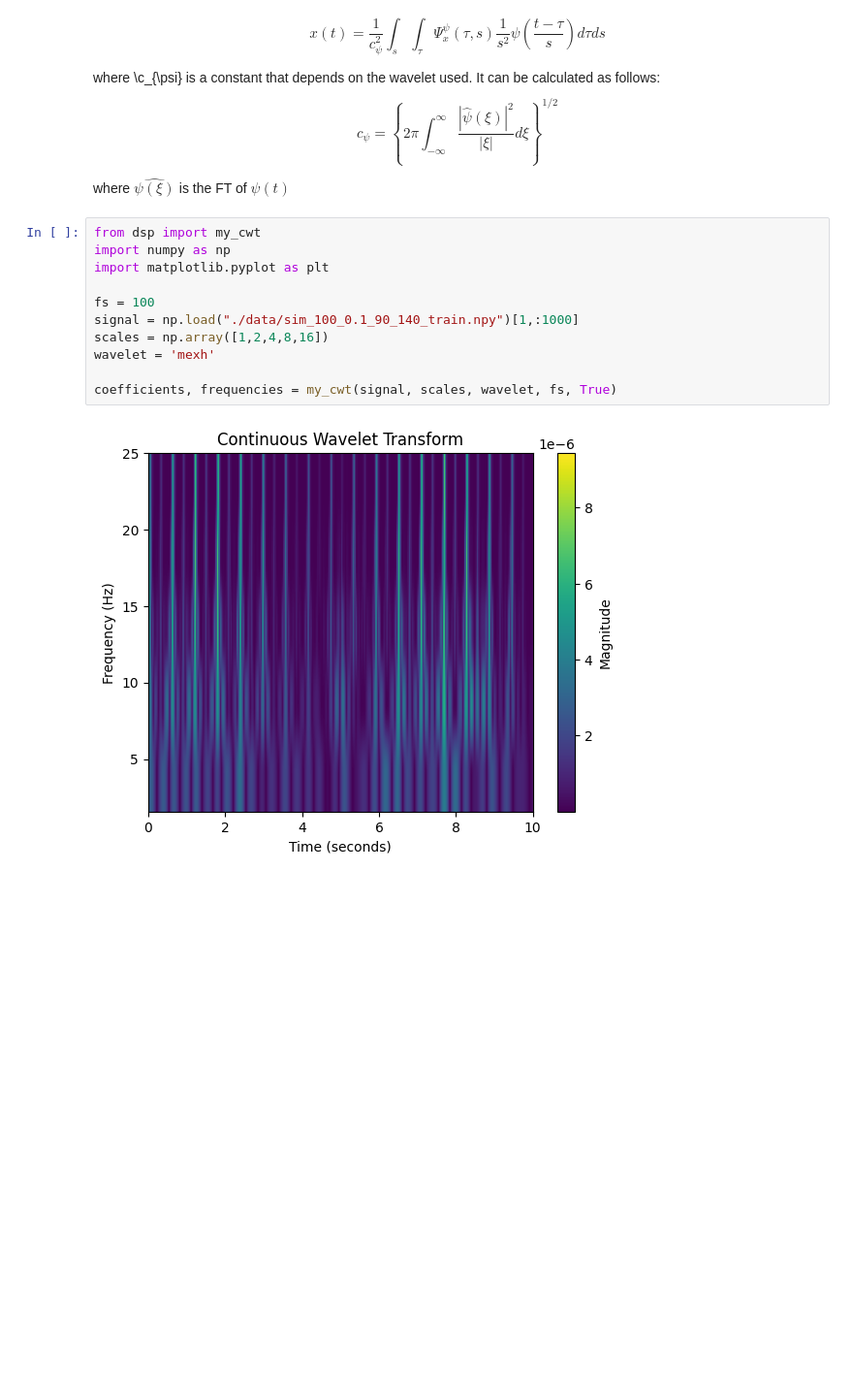
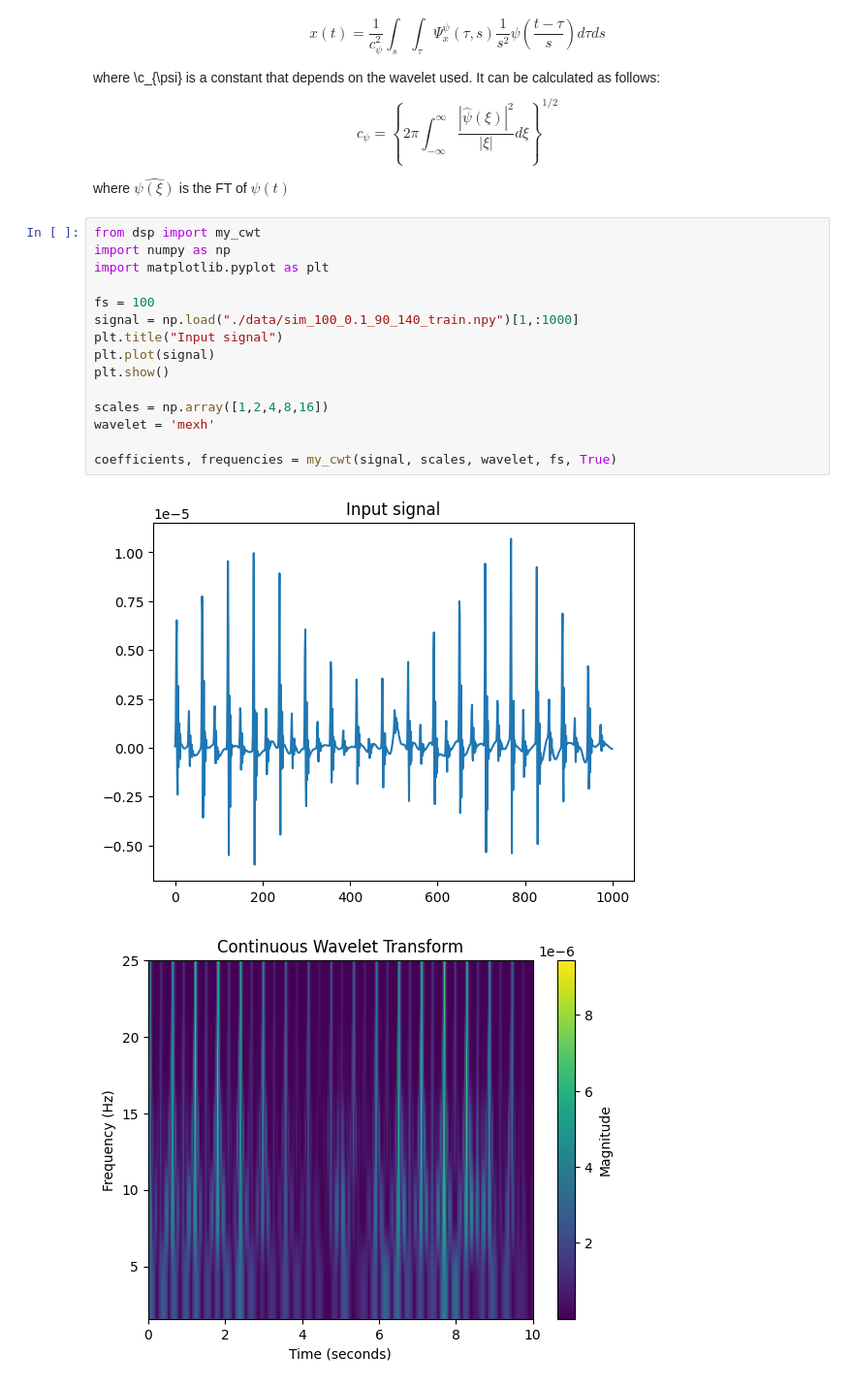
Before and after one commit to darcy1zhang/Tutorial, a Jupyter notebook: Example.ipynb, the cells around one changed output. Shown at 97% size. Saved outputs shown, nothing was run; the diff lists cells and outputs as text; blank space fills up the shorter version.

```diff
--- a/Example.ipynb
+++ b/Example.ipynb
@@ -371,13 +376,18 @@ where $\hat{\psi(\xi)}$ is the FT of $\psi(t)$
 # %%
 from dsp import my_cwt
 import numpy as np
 import matplotlib.pyplot as plt
 
 fs = 100
 signal = np.load("./data/sim_100_0.1_90_140_train.npy")[1,:1000]
+plt.title("Input signal")
+plt.plot(signal)
+plt.show()
+
 scales = np.array([1,2,4,8,16])
 wavelet = 'mexh'
 
 coefficients, frequencies = my_cwt(signal, scales, wavelet, fs, True)
 # %% [output]
-[figure, old version]
+[figure, new version]
+[figure, added]
```
Also changed, not shown: parts of 5 cells of this notebook, 3 other files.
